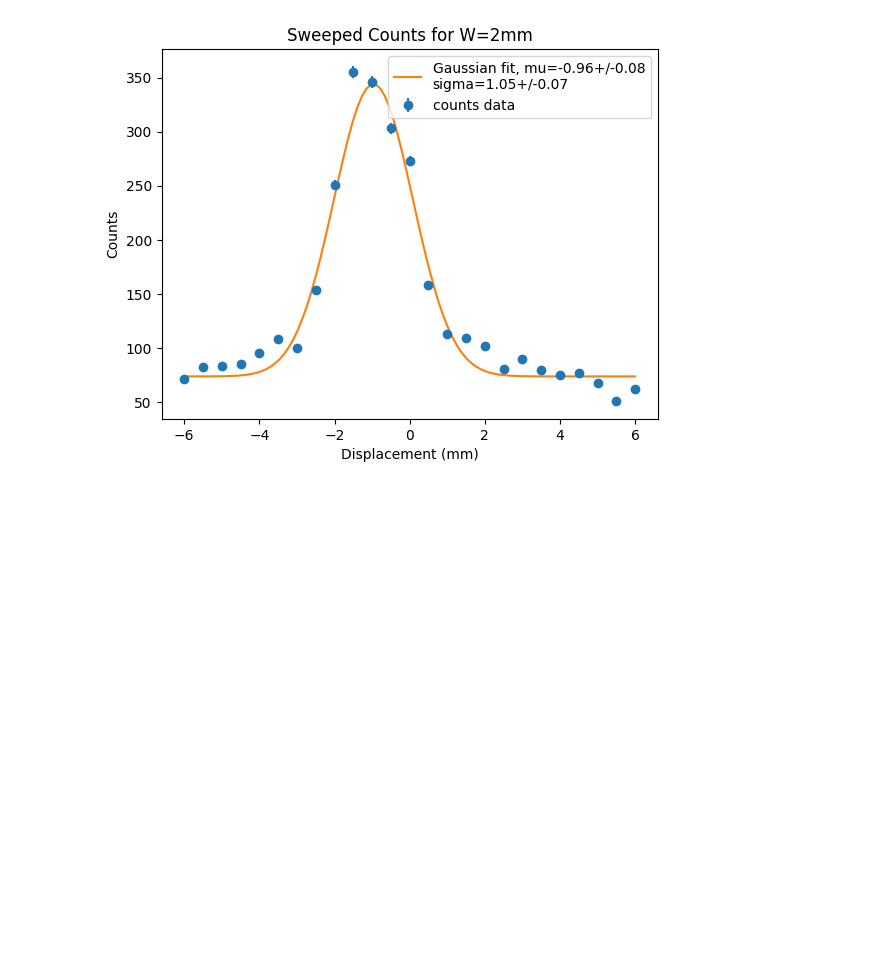
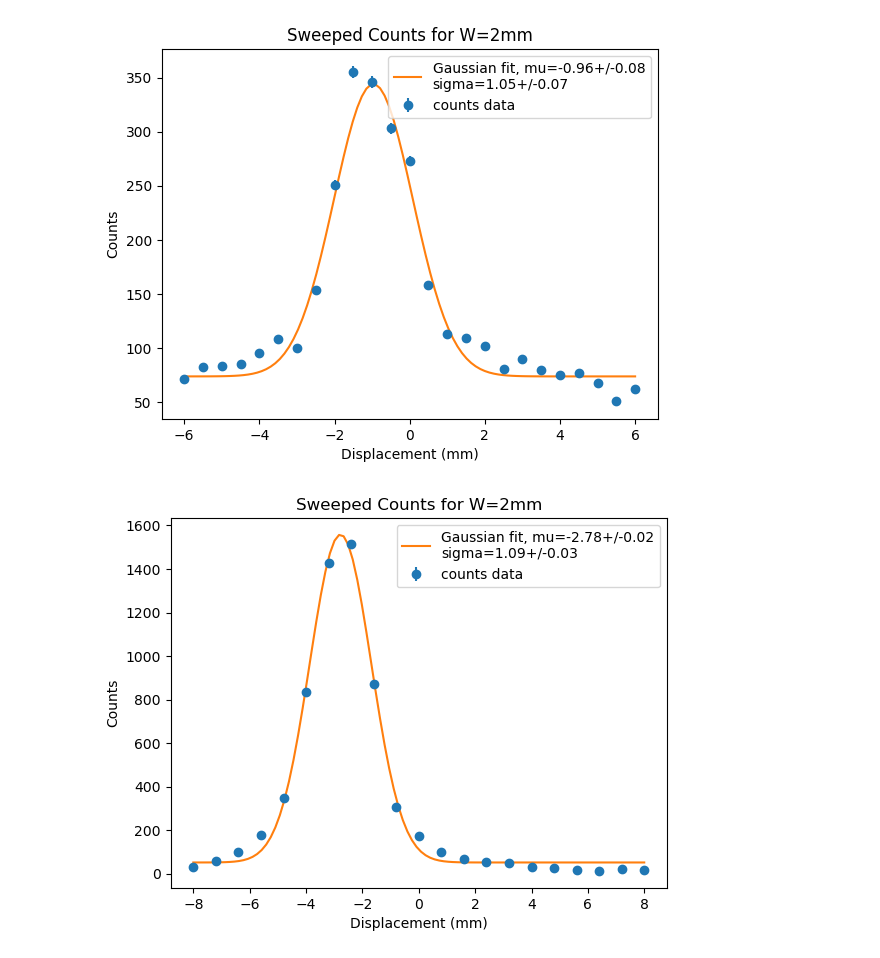
Before and after one commit to MarkZhit/PHYS409-PET, a Jupyter notebook: FitGaussian.ipynb, the cells around one changed output. Cells and saved outputs as stored; diff of their text form; code cells hidden in the pictures; blank space fills up the shorter version.

Commit message:
fitting a gaussian needs new initial params, and can't use uncertainty as the peak uncertainty is too large.

```diff
--- a/FitGaussian.ipynb
+++ b/FitGaussian.ipynb
@@ -134,3 +134,15 @@ m.plotWidthScanGaussian(dist_array, counts_array, ucounts_array, 2, popt, pcov,
 # plt.errorbar(dist_array, counts_array, fmt='-o', yerr = counts_uncertainty, label=f"counts for width = {2}mm")
 # %% [output]
 [figure]
+# %%
+dist_array, counts_array, ucounts_array = m.readLineScan("./data/Width calibration - 2026-01-23/Jan 23, 2026, 3_01 PM, Scan1, 0_0 Deg, w-3mm.dat")
+x = dist_array
+y = counts_array
+
+# amplitude, x0, sigma_x, offset
+p0 = [max(y), x[np.argmax(y)], 1.0, np.min(y)]
+
+popt, pcov = curve_fit(m.gaussian_1d, dist_array, counts_array, p0=p0)
+m.plotWidthScanGaussian(dist_array, counts_array, ucounts_array, 2, popt, pcov, "Gaussian fit to w=3mm linescan")
+# %% [output]
+[figure, added]
```
Also changed, not shown: 11 other files.
